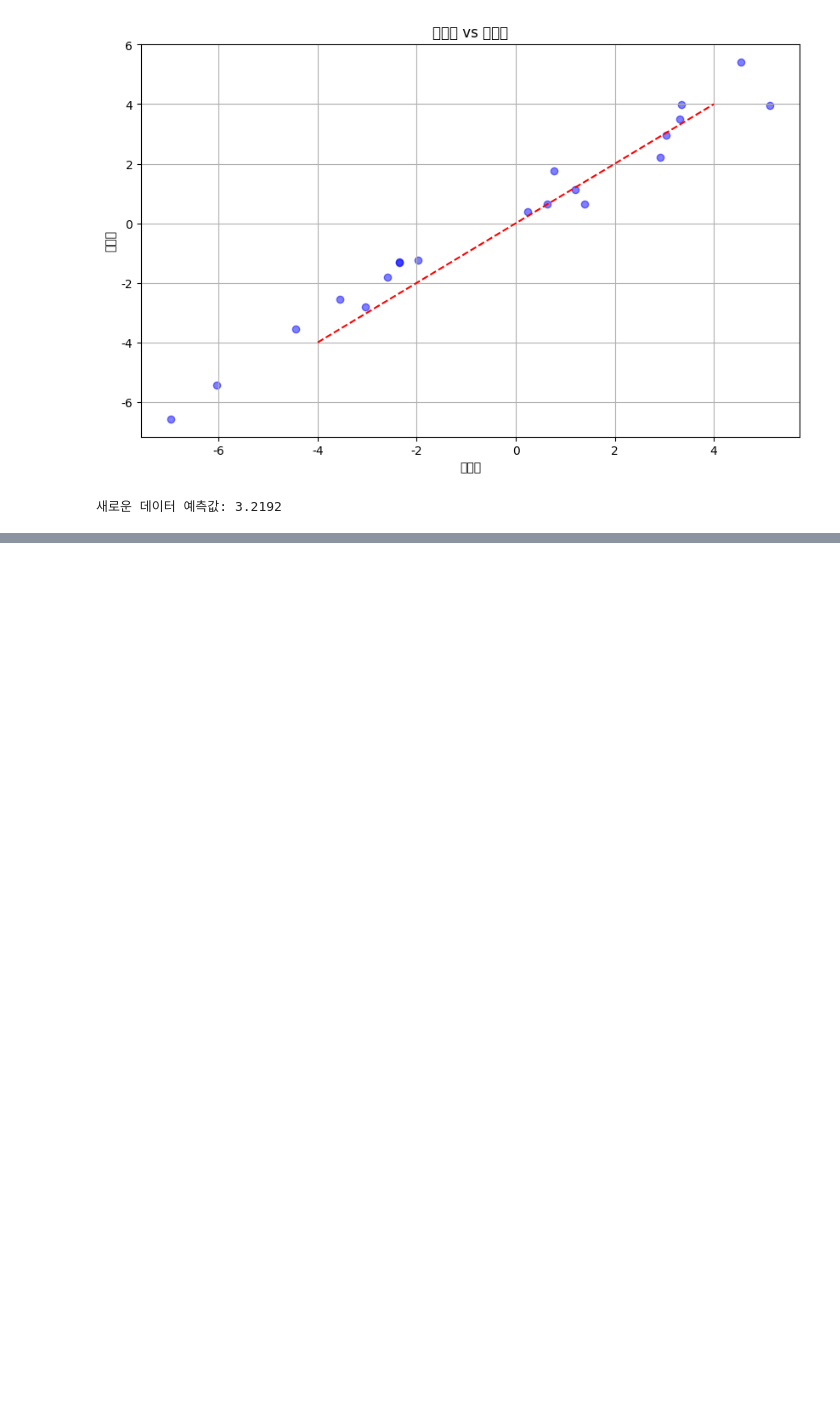
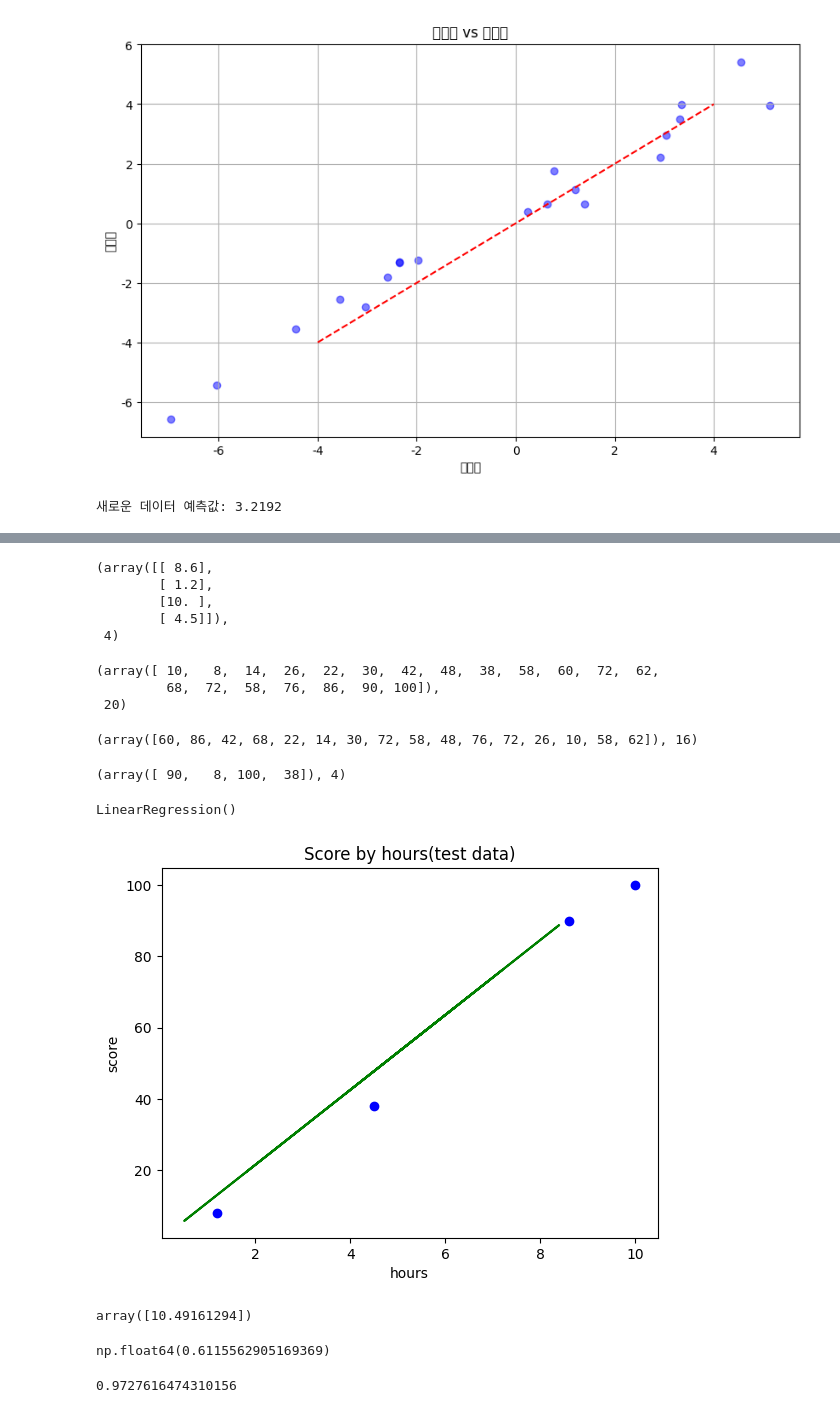
Before and after one commit to raisedeveloper/ai, a Jupyter notebook: regression.ipynb, the cells around one changed output, grey strips where cells are left out. Drawn from its saved outputs; the diff is of its cells as text; code cells hidden in the pictures; blank space fills up the shorter version.

```diff
--- a/regression.ipynb
+++ b/regression.ipynb
@@ -339,0 +432,6 @@ findfont: Font family 'NanumGothic' not found.
+# %%
+X = dataset.iloc[:, :-1].values
+y = dataset.iloc[:, -1].values
+# %%
+from sklearn.model_selection import train_test_split
+X_train, X_test, y_train, y_test = train_test_split(X, y, test_size=0.2, random_state=0)
@@ -339,0 +478,50 @@ findfont: Font family 'NanumGothic' not found.
+# %%
+X_test, len(X_test)
+# %% [output]
+(array([[ 8.6],
+        [ 1.2],
+        [10. ],
+        [ 4.5]]),
+ 4)
+# %%
+y, len(y)
+# %% [output]
+(array([ 10,   8,  14,  26,  22,  30,  42,  48,  38,  58,  60,  72,  62,
+         68,  72,  58,  76,  86,  90, 100]),
+ 20)
+# %%
+y_train, len(y_train)
+# %% [output]
+(array([60, 86, 42, 68, 22, 14, 30, 72, 58, 48, 76, 72, 26, 10, 58, 62]), 16)
+# %%
+y_test, len(y_test)
+# %% [output]
+(array([ 90,   8, 100,  38]), 4)
+# %%
+from sklearn.linear_model import LinearRegression
+reg = LinearRegression()
+# %%
+reg.fit(X_train, y_train)
+# %% [output]
+LinearRegression()
+# %%
+plt.scatter(X_test,y_test, color='blue')
+plt.plot(X_train, reg.predict(X_train), color='green')
+plt.title('Score by hours(test data)')
+plt.xlabel('hours')
+plt.ylabel('score')
+plt.show()
+# %% [output]
+[figure, added]
+# %%
+reg.coef_
+# %% [output]
+array([10.49161294])
+# %%
+reg.intercept_
+# %% [output]
+np.float64(0.6115562905169369)
+# %%
+reg.score(X_test, y_test)
+# %% [output]
+0.9727616474310156
```
Also changed, not shown: parts of 18 cells of this notebook, 1 other file.
